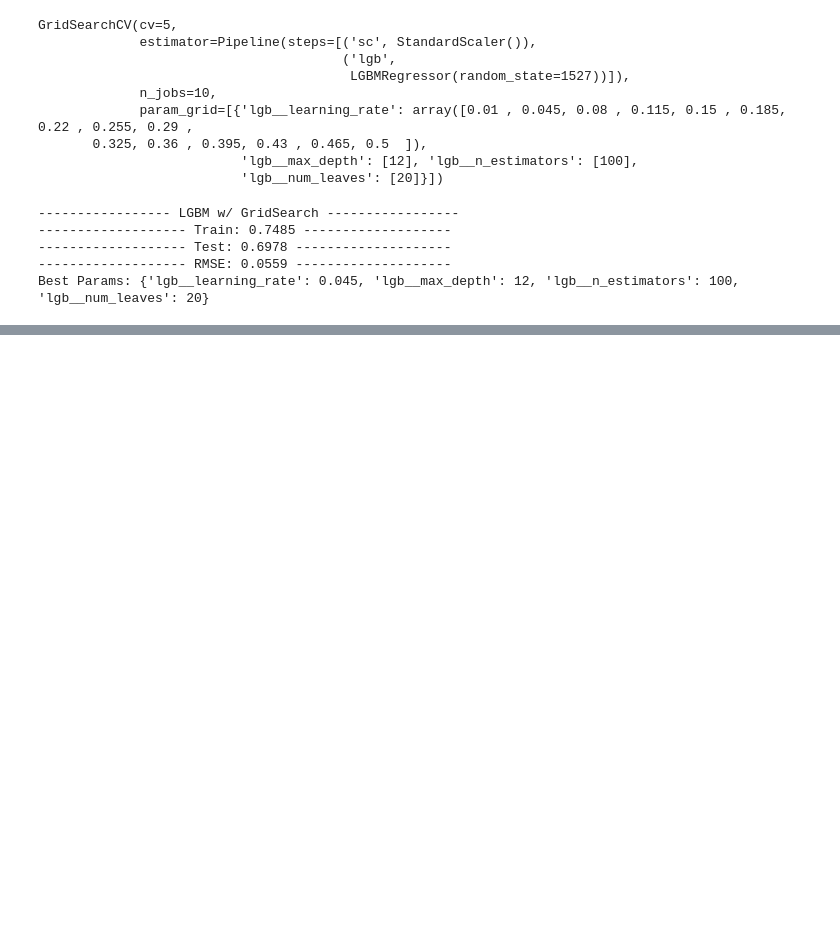
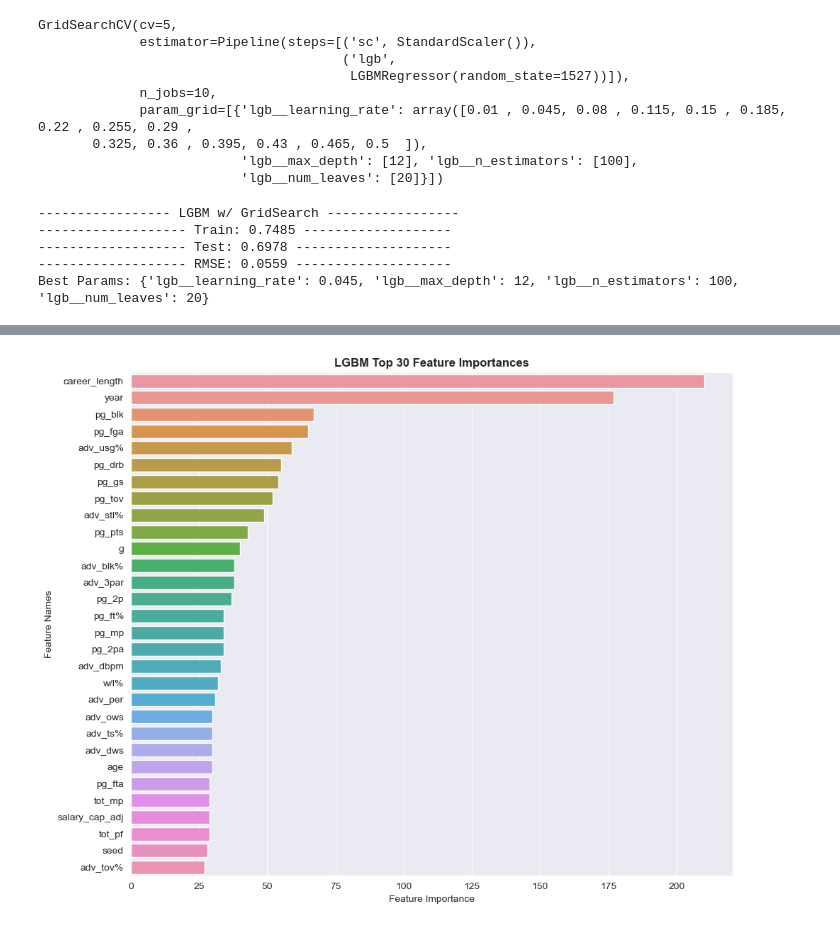
Before and after one commit to farahmalik11/DSI508_Capstone, a Jupyter notebook: code/05_Data_Modeling_II.ipynb, the cells around one changed output, grey strips where cells are left out. Saved outputs shown, nothing was run; the diff lists cells and outputs as text; code cells hidden in the pictures; blank space fills up the shorter version.

```diff
--- a/code/05_Data_Modeling_II.ipynb
+++ b/code/05_Data_Modeling_II.ipynb
@@ -1056,0 +1117,11 @@ Best Params: {'lgb__learning_rate': 0.045, 'lgb__max_depth': 12, 'lgb__n_estimat
+# %%
+best_estimator = gs_lgb.best_estimator_
+lgboost = best_estimator.named_steps['lgb']
+feature_importances = lgboost.feature_importances_
+best_preprocessor = best_estimator.named_steps['sc']
+
+feature_names = best_preprocessor.get_feature_names_out()
+feature_names_list = list(feature_names)
+
+print(feature_names)
+print(feature_importances)
@@ -1056,0 +1142,20 @@ Best Params: {'lgb__learning_rate': 0.045, 'lgb__max_depth': 12, 'lgb__n_estimat
+# %%
+fi = pd.DataFrame({'feature_names':feature_names,
+                   'feature_importance': feature_importances})
+
+#Sort by creasing feature importance
+fi.sort_values(by=['feature_importance'], ascending=False,inplace=True)
+fi2 = fi.reset_index().drop(columns = ['index']).head(30)
+# %%
+#Sort the DataFrame by descending
+plt.figure(figsize=(10,8))
+sns.barplot(x=fi2['feature_importance'], y=fi2['feature_names'])
+plt.title('LGBM Top 30 Feature Importances', fontweight='bold')
+plt.xlabel('Feature Importance')
+plt.ylabel('Feature Names');
+
+plt.tight_layout()
+plt.savefig('../images/Feature_Importances_lgb.png', dpi=192, bbox_inches='tight');
+plt.show()
+# %% [output]
+[figure, added]
```
Also changed, not shown: parts of 12 cells of this notebook, 10 other files.
